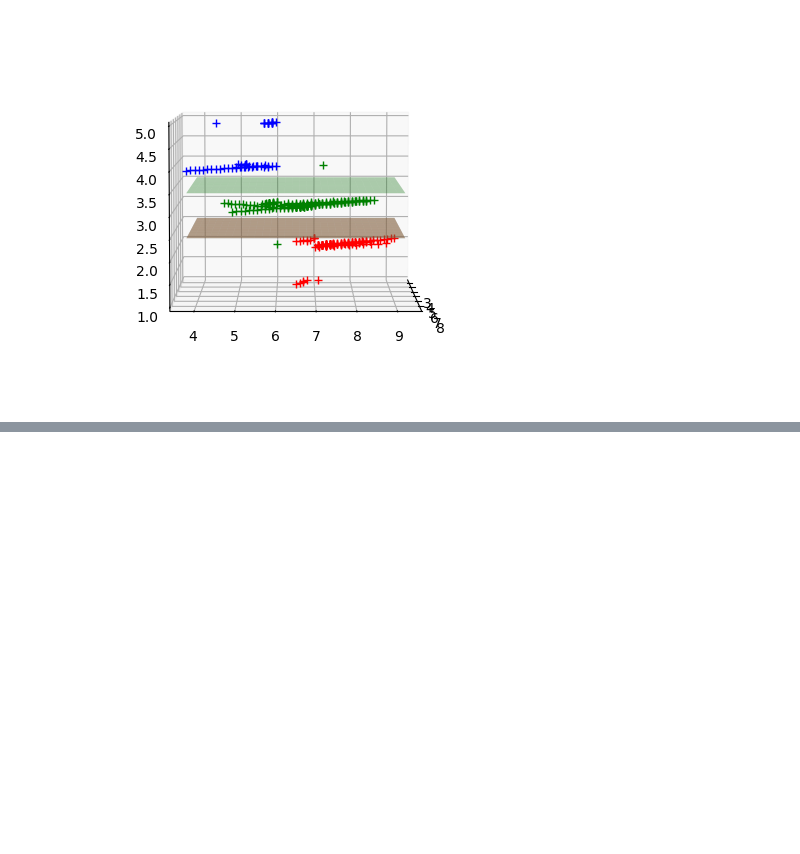
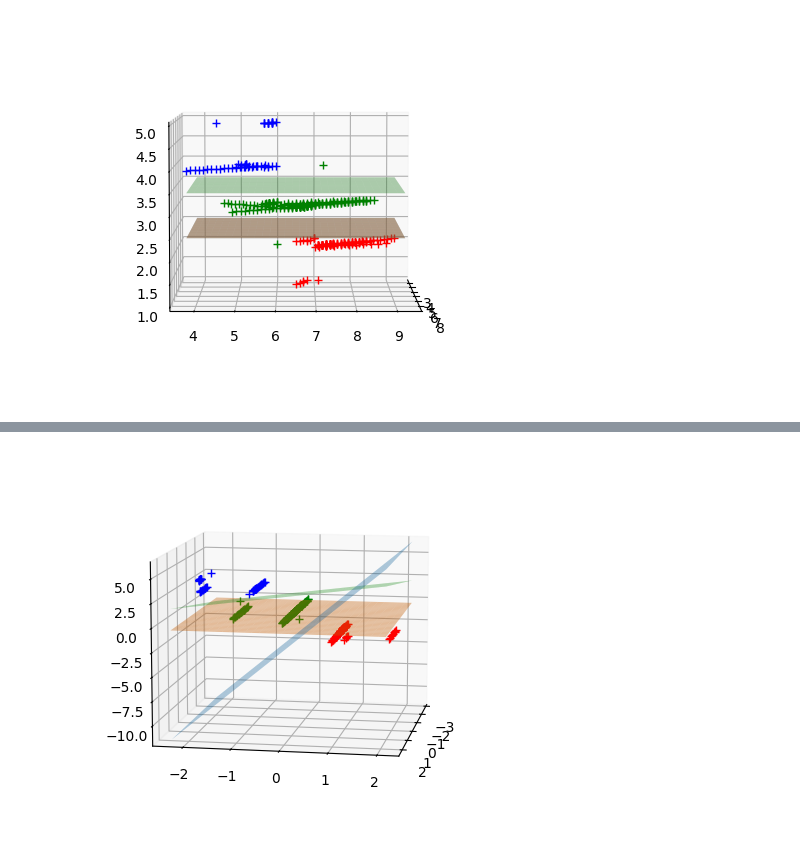
Before and after one commit to Andradev101/pause-student-social-media-addiction-eda, a Jupyter notebook: notebooks/support-vector-machines.ipynb, the cells around one changed output, grey strips where cells are left out. Saved outputs shown, nothing was run; the diff lists cells and outputs as text; code cells hidden in the pictures; blank space fills up the shorter version.

```diff
--- a/notebooks/support-vector-machines.ipynb
+++ b/notebooks/support-vector-machines.ipynb
@@ -687,3 +679,81 @@ ax.view_init(5,0)
 plt.show()
 # %% [output]
 [figure]
+# %%
+# Source - https://stackoverflow.com/a/61226259
+# Posted by seralouk, modified by community. See post 'Timeline' for change history
+# Retrieved 2026-05-11, License - CC BY-SA 4.0
+
+from sklearn.pipeline import make_pipeline
+from sklearn.svm import SVC
+import numpy as np
+import matplotlib.pyplot as plt
+from sklearn.preprocessing import StandardScaler
+
+
+target_value_0 = 5
+target_value_1 = 7
+target_value_2 = 9
+filtered_df = df[(df['Addicted_Score'] == target_value_0) | (df['Addicted_Score'] == target_value_2) | (df['Addicted_Score'] == target_value_1)] #quartiles: 25% 50% max respectively
+X = filtered_df.loc[:,["Sleep_Hours_Per_Night", "Mental_Health_Score", "Conflicts_Over_Social_Media"]]
+# X = filtered_df.loc[:,["Sleep_Hours_Per_Night", "Avg_Daily_Usage_Hours", "Age"]]
+# X = filtered_df.loc[:,["Avg_Daily_Usage_Hours", "Mental_Health_Score", "Conflicts_Over_Social_Media"]]
+Y = filtered_df.Addicted_Score
+
+clf1 = make_pipeline(
+    StandardScaler(),
+    SVC(kernel='linear')
+)
+clf2 = make_pipeline(
+    StandardScaler(),
+    SVC(kernel='linear')
+)
+clf3 = make_pipeline(
+    StandardScaler(),
+    SVC(kernel='linear')
+)
+
+clf1.fit(X, Y == target_value_0)
+clf2.fit(X, Y == target_value_1)
+clf3.fit(X, Y == target_value_2)
+
+# correlation between 3 features
+print(X.corr())
+for i, clf in enumerate([clf1, clf2, clf3], start=1):
+    svc = clf.named_steps['svc']
+    print(f"classifier {i}")
+    print("coef:", svc.coef_)
+    print("intercept:", svc.intercept_)
+    print()
+
+X_scaled = clf1.named_steps['standardscaler'].transform(X)
+df_scaled = pd.DataFrame(X_scaled, columns=X.columns, index=X.index)
+print(df_scaled)
+
+
+# The equation of the separating plane is given by all x so that np.dot(svc.coef_[0], x) + b = 0.
+# Solve for w3 (z)
+z1 = lambda x,y: (-clf1.named_steps['svc'].intercept_[0]-clf1.named_steps['svc'].coef_[0][0]*x -clf1.named_steps['svc'].coef_[0][1]*y) / clf1.named_steps['svc'].coef_[0][2]
+z2 = lambda x,y: (-clf2.named_steps['svc'].intercept_[0]-clf2.named_steps['svc'].coef_[0][0]*x -clf2.named_steps['svc'].coef_[0][1]*y) / clf2.named_steps['svc'].coef_[0][2]
+z3 = lambda x,y: (-clf3.named_steps['svc'].intercept_[0]-clf3.named_steps['svc'].coef_[0][0]*x -clf3.named_steps['svc'].coef_[0][1]*y) / clf3.named_steps['svc'].coef_[0][2]
+
+# create mesh using limits for x and y
+xlim = [df_scaled.iloc[:,0].min(), df_scaled.iloc[:,0].max()]
+ylim = [df_scaled.iloc[:,1].min(), df_scaled.iloc[:,1].max()]
+xx, yy = np.meshgrid(
+    np.linspace(xlim[0], xlim[1], 30),
+    np.linspace(ylim[0], ylim[1], 30)
+)
+fig = plt.figure()
+ax  = fig.add_subplot(111, projection='3d')
+df_scaled = df_scaled.to_numpy()
+ax.plot3D(df_scaled[Y==target_value_0,0], df_scaled[Y==target_value_0,1], df_scaled[Y==target_value_0,2],'+r')
+ax.plot3D(df_scaled[Y==target_value_1,0], df_scaled[Y==target_value_1,1], df_scaled[Y==target_value_1,2],'+g')
+ax.plot3D(df_scaled[Y==target_value_2,0], df_scaled[Y==target_value_2,1], df_scaled[Y==target_value_2,2],'+b')
+ax.plot_surface(xx, yy, z1(xx,yy), alpha=0.4)
+ax.plot_surface(xx, yy, z2(xx,yy), alpha=0.4)
+ax.plot_surface(xx, yy, z3(xx,yy), alpha=0.4)
+ax.view_init(10,10)
+
+plt.show()
+# %% [output]
@@ -689,0 +777 @@ plt.show()
+[figure, added]
```
Also changed, not shown: parts of 11 cells of this notebook.
